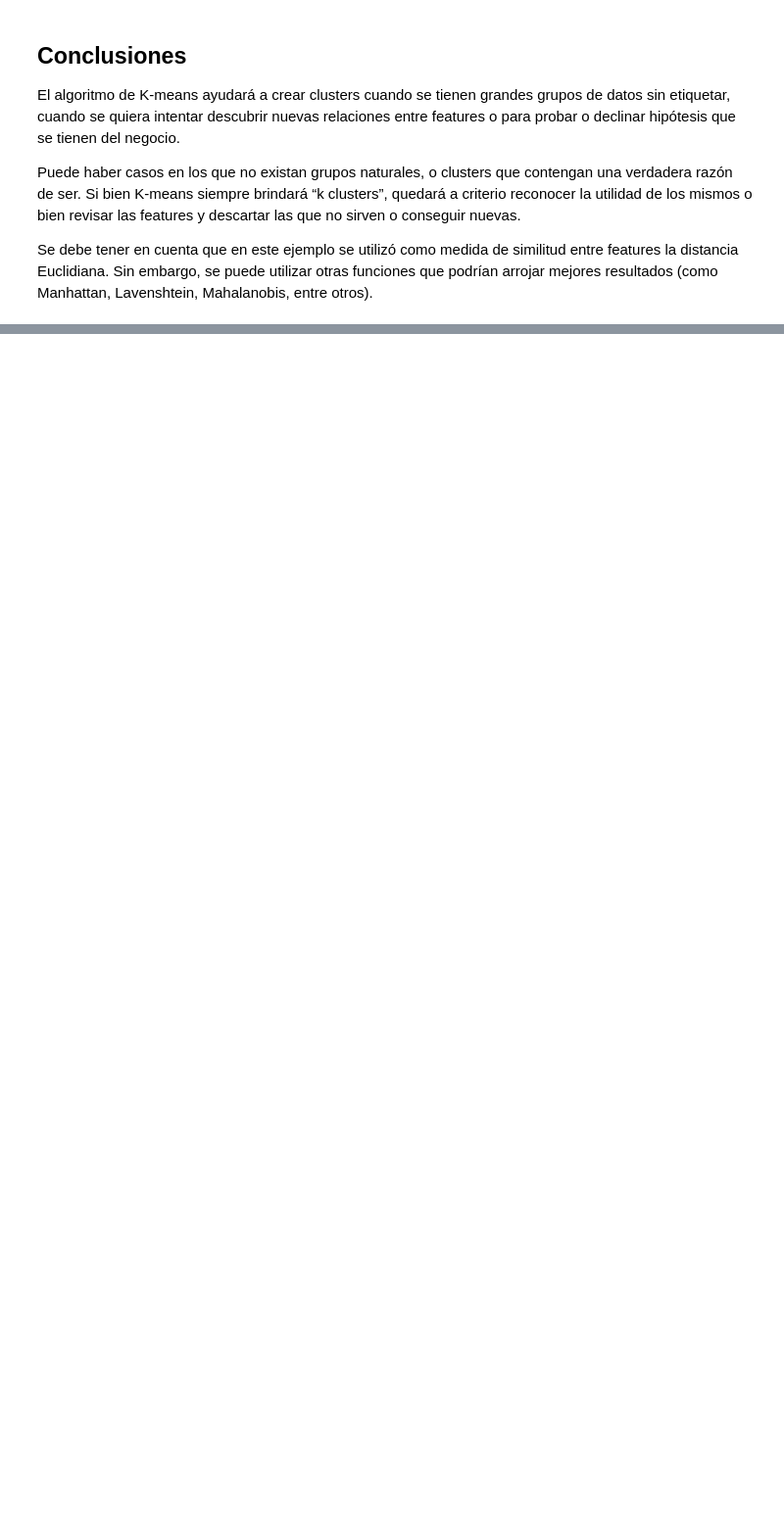
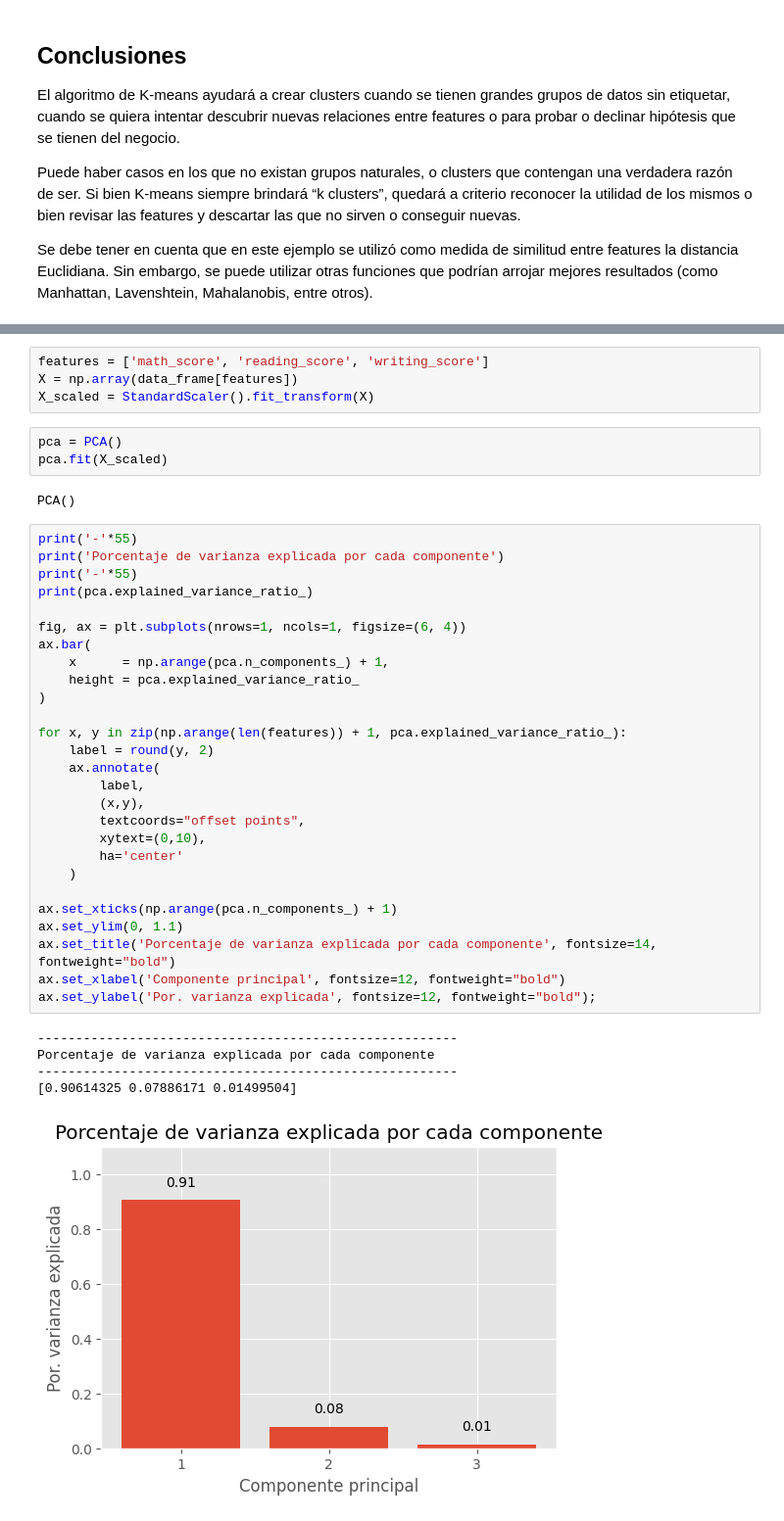
Before and after one commit to JaznaLaProfe/Machine-Learning, a Jupyter notebook: notebook/19_MLY0100_K_Means.ipynb, the cells around one changed output, grey strips where cells are left out. Shown at 98% size. Drawn from its saved outputs; the diff is of its cells as text; blank space fills up the shorter version.

```diff
--- a/notebook/19_MLY0100_K_Means.ipynb
+++ b/notebook/19_MLY0100_K_Means.ipynb
@@ -440,0 +375,42 @@ Se debe tener en cuenta que en este ejemplo se utilizó como medida de similitud
+# %%
+features = ['math_score', 'reading_score', 'writing_score']
+X = np.array(data_frame[features])
+X_scaled = StandardScaler().fit_transform(X)
+# %%
+pca = PCA()
+pca.fit(X_scaled)
+# %% [output]
+PCA()
+# %%
+print('-'*55)
+print('Porcentaje de varianza explicada por cada componente')
+print('-'*55)
+print(pca.explained_variance_ratio_)
+
+fig, ax = plt.subplots(nrows=1, ncols=1, figsize=(6, 4))
+ax.bar(
+    x      = np.arange(pca.n_components_) + 1,
+    height = pca.explained_variance_ratio_
+)
+
+for x, y in zip(np.arange(len(features)) + 1, pca.explained_variance_ratio_):
+    label = round(y, 2)
+    ax.annotate(
+        label,
+        (x,y),
+        textcoords="offset points",
+        xytext=(0,10),
+        ha='center'
+    )
+
+ax.set_xticks(np.arange(pca.n_components_) + 1)
+ax.set_ylim(0, 1.1)
+ax.set_title('Porcentaje de varianza explicada por cada componente', fontsize=14, fontweight="bold")
+ax.set_xlabel('Componente principal', fontsize=12, fontweight="bold")
+ax.set_ylabel('Por. varianza explicada', fontsize=12, fontweight="bold");
+# %% [output]
+-------------------------------------------------------
+Porcentaje de varianza explicada por cada componente
+-------------------------------------------------------
+[0.90614325 0.07886171 0.01499504]
+[figure, added]
```
Also changed, not shown: parts of 29 cells of this notebook.
